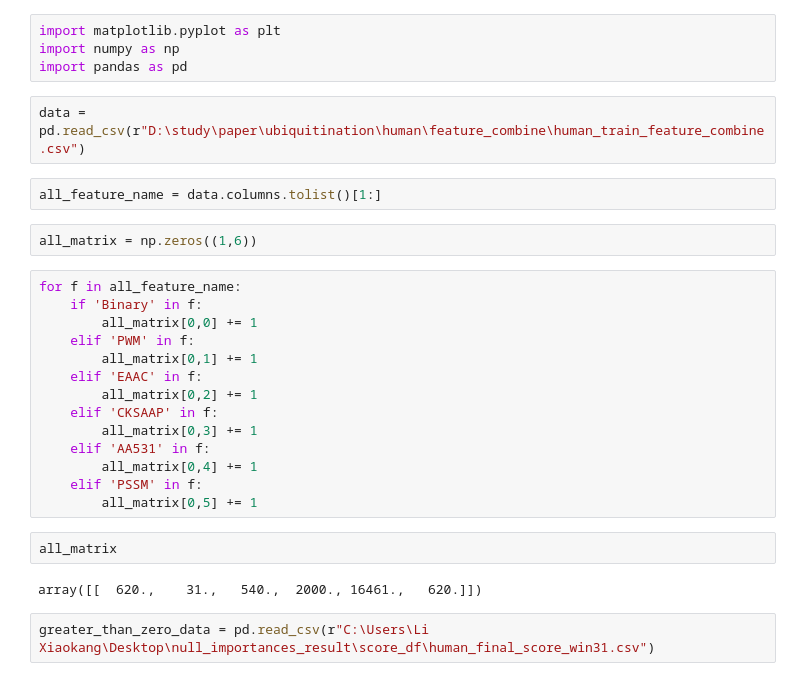
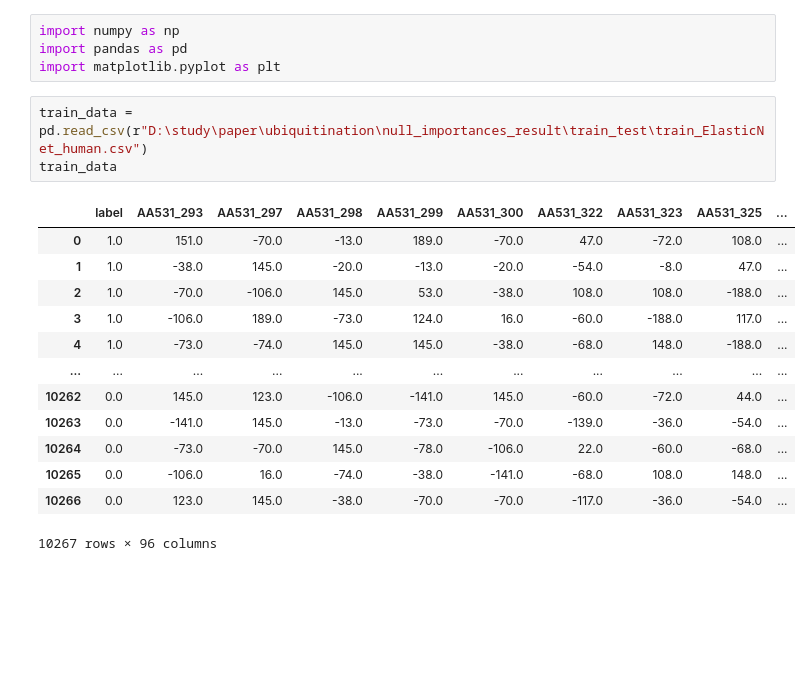
Before and after one commit to Hippogriff-ui/ArUbNiP, a Jupyter notebook: code/plot/feature_proportion.ipynb, the cells around one changed output. Drawn from its saved outputs; the diff is of its cells as text; blank space fills up the shorter version.

```diff
--- a/code/plot/feature_proportion.ipynb
+++ b/code/plot/feature_proportion.ipynb
@@ -1,30 +1,21 @@
 # %%
-import matplotlib.pyplot as plt
 import numpy as np
 import pandas as pd
+import matplotlib.pyplot as plt
 # %%
-data = pd.read_csv(r"D:\study\paper\ubiquitination\human\feature_combine\human_train_feature_combine.csv")
+train_data = pd.read_csv(r"D:\study\paper\ubiquitination\null_importances_result\train_test\train_ElasticNet_human.csv")
+train_data
+# %% [output]
+|  | label | AA531_293 | AA531_297 | AA531_298 | AA531_299 | AA531_300 | AA531_322 | AA531_323 | AA531_325 | ... |
+| 0 | 1.0 | 151.0 | -70.0 | -13.0 | 189.0 | -70.0 | 47.0 | -72.0 | 108.0 | ... |
+| 1 | 1.0 | -38.0 | 145.0 | -20.0 | -13.0 | -20.0 | -54.0 | -8.0 | 47.0 | ... |
+| 2 | 1.0 | -70.0 | -106.0 | 145.0 | 53.0 | -38.0 | 108.0 | 108.0 | -188.0 | ... |
+| 3 | 1.0 | -106.0 | 189.0 | -73.0 | 124.0 | 16.0 | -60.0 | -188.0 | 117.0 | ... |
+| 4 | 1.0 | -73.0 | -74.0 | 145.0 | 145.0 | -38.0 | -68.0 | 148.0 | -188.0 | ... |
+| ... | ... | ... | ... | ... | ... | ... | ... | ... | ... | ... |
+| 10262 | 0.0 | 145.0 | 123.0 | -106.0 | -141.0 | 145.0 | -60.0 | -72.0 | 44.0 | ... |
+| 10263 | 0.0 | -141.0 | 145.0 | -13.0 | -73.0 | -70.0 | -139.0 | -36.0 | -54.0 | ... |
+| 10264 | 0.0 | -73.0 | -70.0 | 145.0 | -78.0 | -106.0 | 22.0 | -60.0 | -68.0 | ... |
+| 10265 | 0.0 | -106.0 | 16.0 | -74.0 | -38.0 | -141.0 | -68.0 | 108.0 | 148.0 | ... |
+| 10266 | 0.0 | 123.0 | 145.0 | -38.0 | -70.0 | -70.0 | -117.0 | -36.0 | -54.0 | ... |
+10267 rows × 96 columns
-# %%
-all_feature_name = data.columns.tolist()[1:]
-# %%
-all_matrix = np.zeros((1,6))
-# %%
-for f in all_feature_name:
-    if 'Binary' in f:
-        all_matrix[0,0] += 1
-    elif 'PWM' in f:
-        all_matrix[0,1] += 1
-    elif 'EAAC' in f:
-        all_matrix[0,2] += 1
-    elif 'CKSAAP' in f:
-        all_matrix[0,3] += 1
-    elif 'AA531' in f:
-        all_matrix[0,4] += 1
-    elif 'PSSM' in f:
-        all_matrix[0,5] += 1
-# %%
-all_matrix
-# %% [output]
-array([[  620.,    31.,   540.,  2000., 16461.,   620.]])
-# %%
-greater_than_zero_data = pd.read_csv(r"C:\Users\Li Xiaokang\Desktop\null_importances_result\score_df\human_final_score_win31.csv")
```
Also changed, not shown: parts of 24 cells of this notebook, 11 other files.
